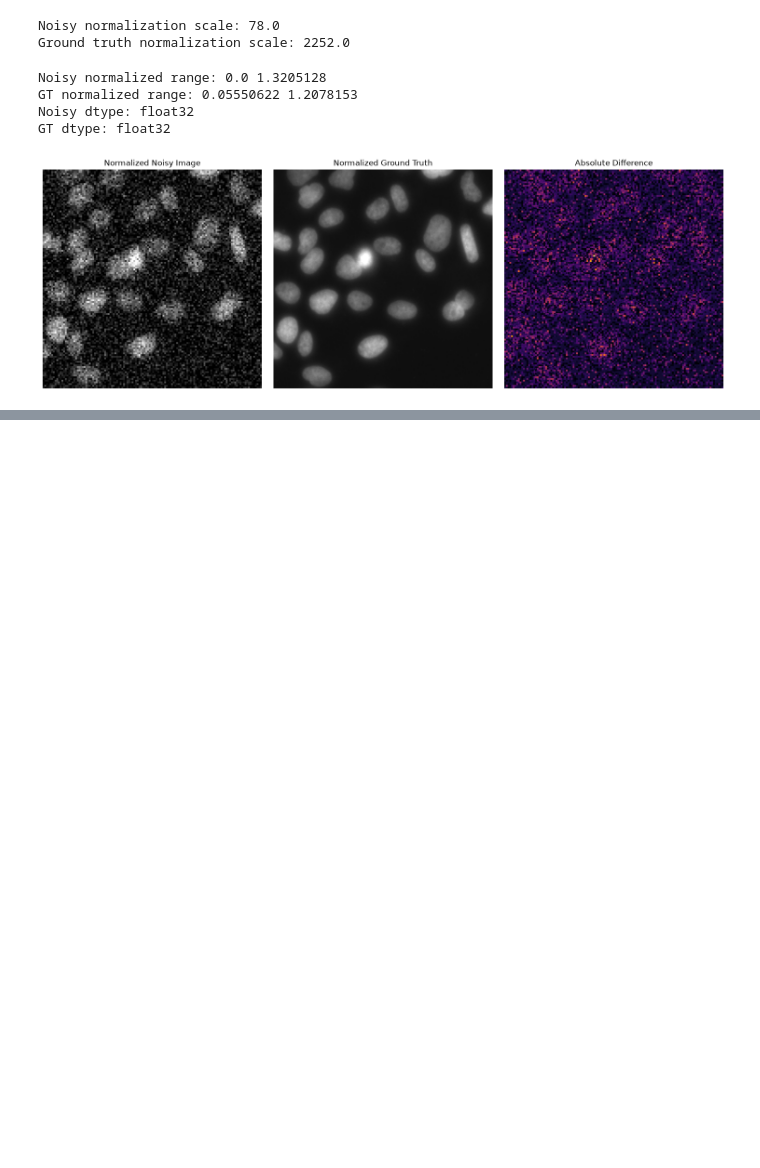
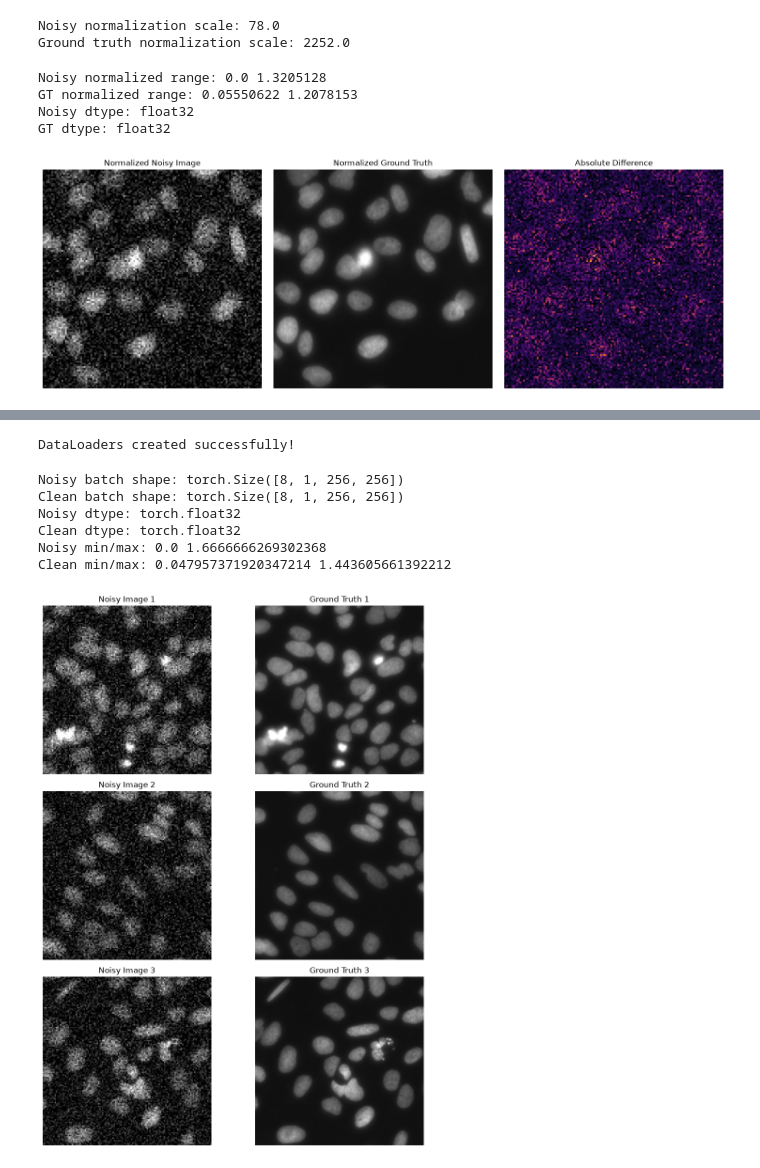
Before and after one commit to suyash-jaiswal-7/Microscopy-Denoising, a Jupyter notebook: notebooks/02_data_preprocessing.ipynb, the cells around one changed output, grey strips where cells are left out. Cells and saved outputs as stored; diff of their text form; code cells hidden in the pictures; blank space fills up the shorter version.

Commit message:
Complete preprocessing and PyTorch DataLoaders

```diff
--- a/notebooks/02_data_preprocessing.ipynb
+++ b/notebooks/02_data_preprocessing.ipynb
@@ -275,0 +324,74 @@ plt.show()
+# %%
+BATCH_SIZE = 8
+
+train_dataset = MicroscopyDataset(train_df)
+val_dataset = MicroscopyDataset(val_df)
+test_dataset = MicroscopyDataset(test_df)
+
+train_loader = DataLoader(
+    train_dataset,
+    batch_size=BATCH_SIZE,
+    shuffle=True,
+    num_workers=0
+)
+
+val_loader = DataLoader(
+    val_dataset,
+    batch_size=BATCH_SIZE,
+    shuffle=False,
+    num_workers=0
+)
+
+test_loader = DataLoader(
+    test_dataset,
+    batch_size=BATCH_SIZE,
+    shuffle=False,
+    num_workers=0
+)
+
+print("DataLoaders created successfully!")
+# %% [output]
+DataLoaders created successfully!
+# %%
+noisy_batch, clean_batch = next(iter(train_loader))
+
+print("Noisy batch shape:", noisy_batch.shape)
+print("Clean batch shape:", clean_batch.shape)
+
+print("Noisy dtype:", noisy_batch.dtype)
+print("Clean dtype:", clean_batch.dtype)
+
+print("Noisy min/max:",
+      noisy_batch.min().item(),
+      noisy_batch.max().item())
+
+print("Clean min/max:",
+      clean_batch.min().item(),
+      clean_batch.max().item())
+# %% [output]
+Noisy batch shape: torch.Size([8, 1, 256, 256])
+Clean batch shape: torch.Size([8, 1, 256, 256])
+Noisy dtype: torch.float32
+Clean dtype: torch.float32
+Noisy min/max: 0.0 1.6666666269302368
+Clean min/max: 0.047957371920347214 1.443605661392212
+# %%
+fig, axes = plt.subplots(3, 2, figsize=(10, 12))
+
+for i in range(3):
+
+    noisy = noisy_batch[i, 0].numpy()
+    clean = clean_batch[i, 0].numpy()
+
+    axes[i, 0].imshow(noisy, cmap="gray", vmin=0, vmax=1)
+    axes[i, 0].set_title(f"Noisy Image {i+1}")
+    axes[i, 0].axis("off")
+
+    axes[i, 1].imshow(clean, cmap="gray", vmin=0, vmax=1)
+    axes[i, 1].set_title(f"Ground Truth {i+1}")
+    axes[i, 1].axis("off")
+
+plt.tight_layout()
+plt.show()
+# %% [output]
+[figure, added]
```
Also changed, not shown: parts of 3 cells of this notebook.
